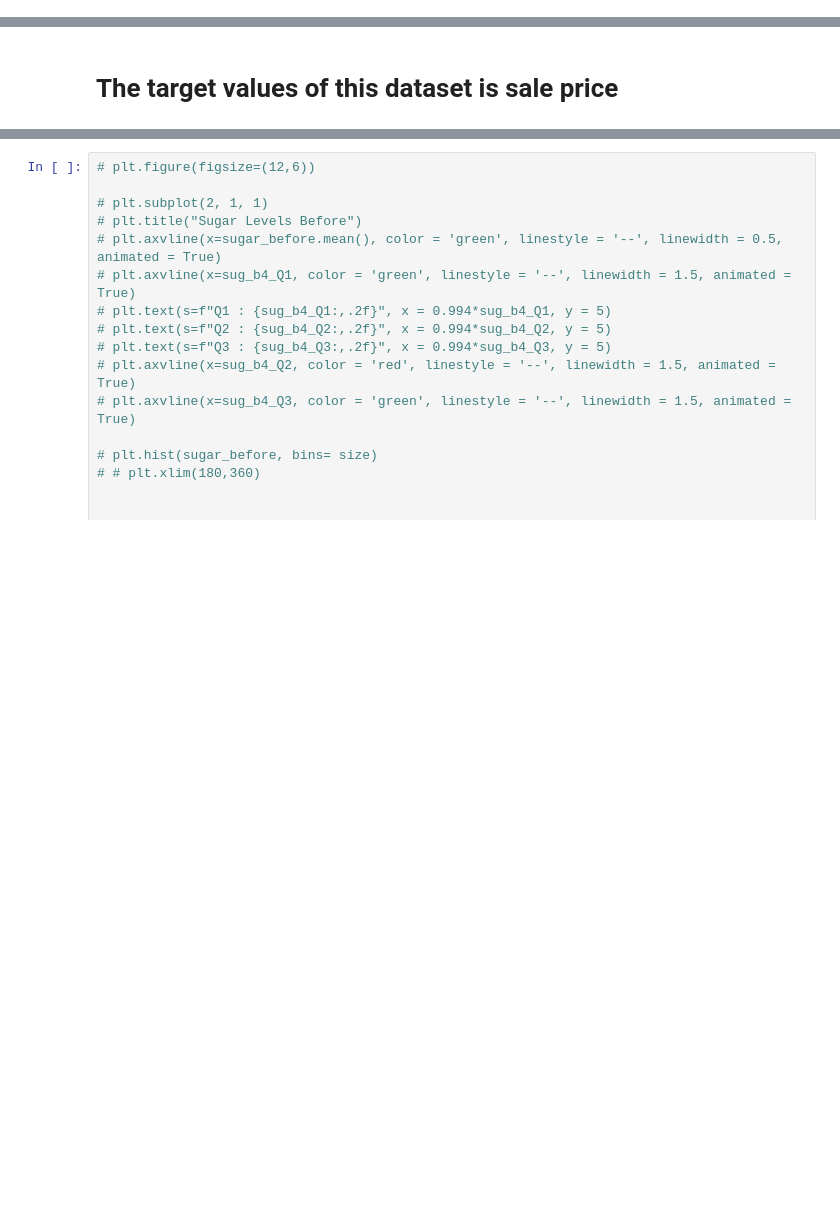
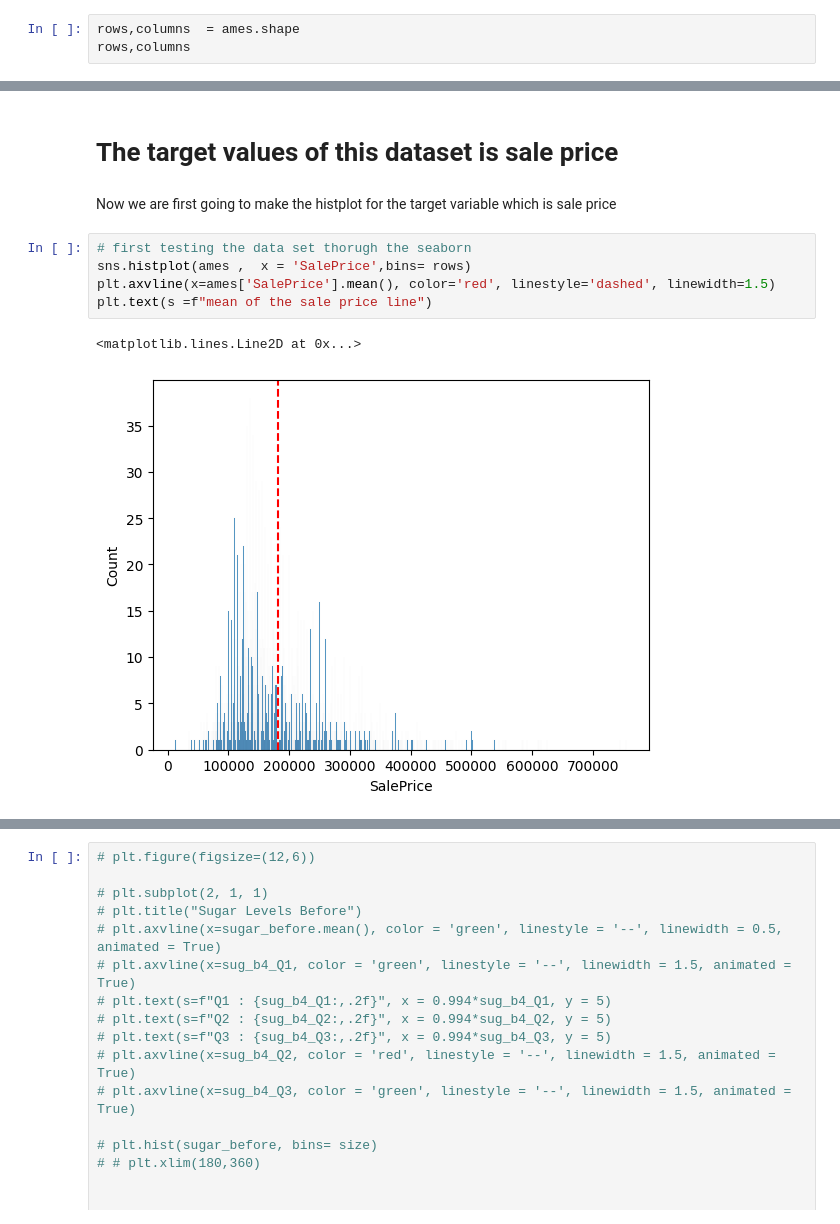
Before and after one commit to Akshitwadhwa/Akshit-30-days-of-machine-learning, a Jupyter notebook: ames_class.ipynb, the cells around one changed output, grey strips where cells are left out. Cells and saved outputs as stored; diff of their text form; blank space fills up the shorter version.

Commit message:
new plot

```diff
--- a/ames_class.ipynb
+++ b/ames_class.ipynb
@@ -33,0 +60,3 @@ ames.shape
+# %%
+rows,columns  = ames.shape
+rows,columns
@@ -34,2 +86,12 @@ ames.shape
 # %% [markdown]
 # The target values of this dataset is sale price
+# %% [markdown]
+Now we are first going to make the histplot for the target variable which is  sale price
+# %%
+# first testing the data set thorugh the seaborn
+sns.histplot(ames ,  x = 'SalePrice',bins= rows)
+plt.axvline(x=ames['SalePrice'].mean(), color='red', linestyle='dashed', linewidth=1.5)
+plt.text(s =f"mean of the sale price line")
+# %% [output]
+<matplotlib.lines.Line2D at 0x...>
+[figure, added]
```
Also changed, not shown: parts of 5 cells of this notebook.
